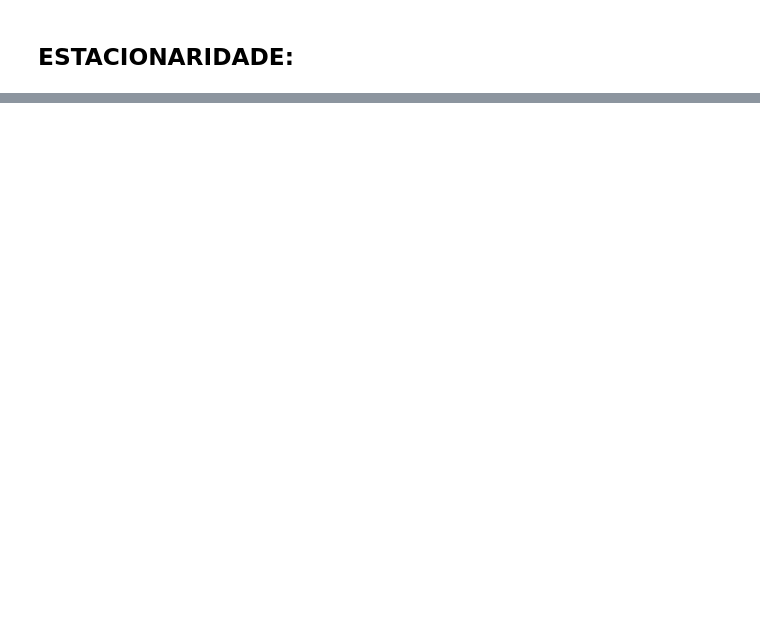
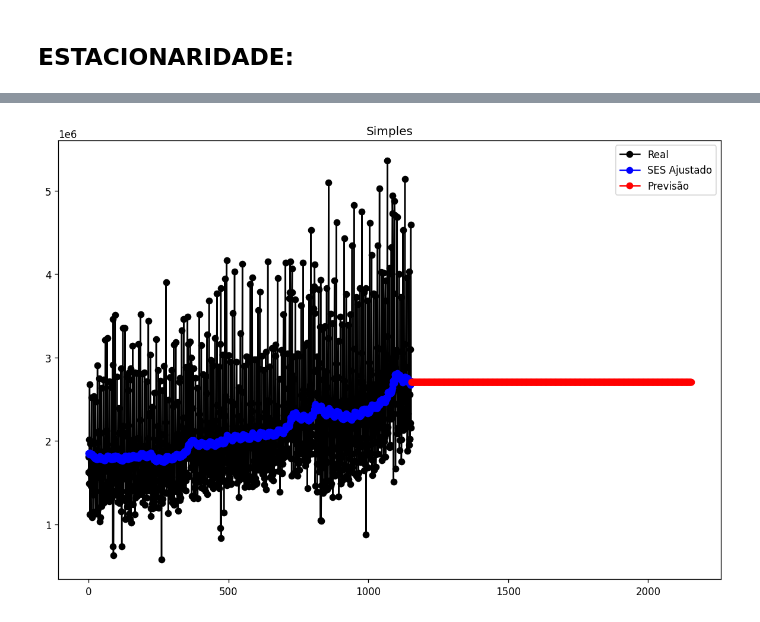
Before and after one commit to JMCVALE/ASN-ROCKS-, a Jupyter notebook: SERIES_TEMPORAIS_Previsão_de_Vendas_diarias.ipynb, the cells around one changed output, grey strips where cells are left out. Saved outputs shown, nothing was run; the diff lists cells and outputs as text; code cells hidden in the pictures; blank space fills up the shorter version.

```diff
--- a/SERIES_TEMPORAIS_Previsão_de_Vendas_diarias.ipynb
+++ b/SERIES_TEMPORAIS_Previsão_de_Vendas_diarias.ipynb
@@ -573,11 +591,6 @@ A série NÃO é um ruído branco.
 # Verificando se a série é estacionária
 
 from statsmodels.tsa.stattools import adfuller, kpss
-
-# Série temporal
-serie = vendas_dia.set_index('Data_BR')
-
-y = serie['Vendas']
 
 # Teste ADF
 
@@ -585,7 +598,7 @@ print('========================')
 print('Teste ADF')
 print('========================')
 
-adf = adfuller(y, autolag='AIC')
+adf = adfuller(serie['Vendas'], autolag='AIC')
 
 print(f'ADF Statistic: {adf[0]}')
 print(f'p-value: {adf[1]}')
@@ -616,0 +646,17 @@ A série não é estacionária.
+# %%
+y = serie['Vendas']
+
+fit1 = SimpleExpSmoothing( y, initialization_method="estimated").fit()
+fcast1 = fit1.forecast(1000)
+
+# Plotando o resultado das previsões para cada um dos modelos ajustados
+plt.figure(figsize=(12,8))
+plt.plot(y, marker='o', color='black')
+plt.plot(fit1.fittedvalues, marker='o', color='blue')
+
+line1, = plt.plot(fcast1, marker='o', color='red')
+plt.title('Simples')
+plt.legend(['Real','SES Ajustado','Previsão'])
+plt.show()
+# %% [output]
+[figure, added]
```
Also changed, not shown: parts of 30 cells of this notebook.
